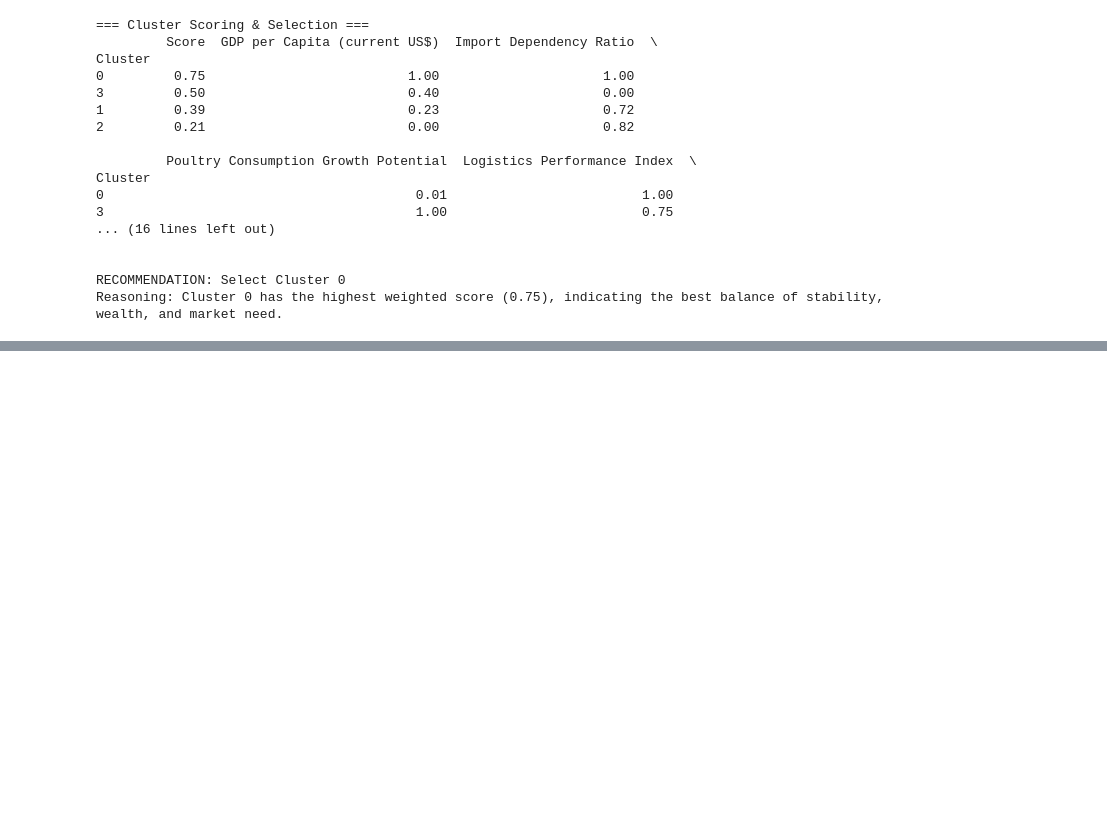
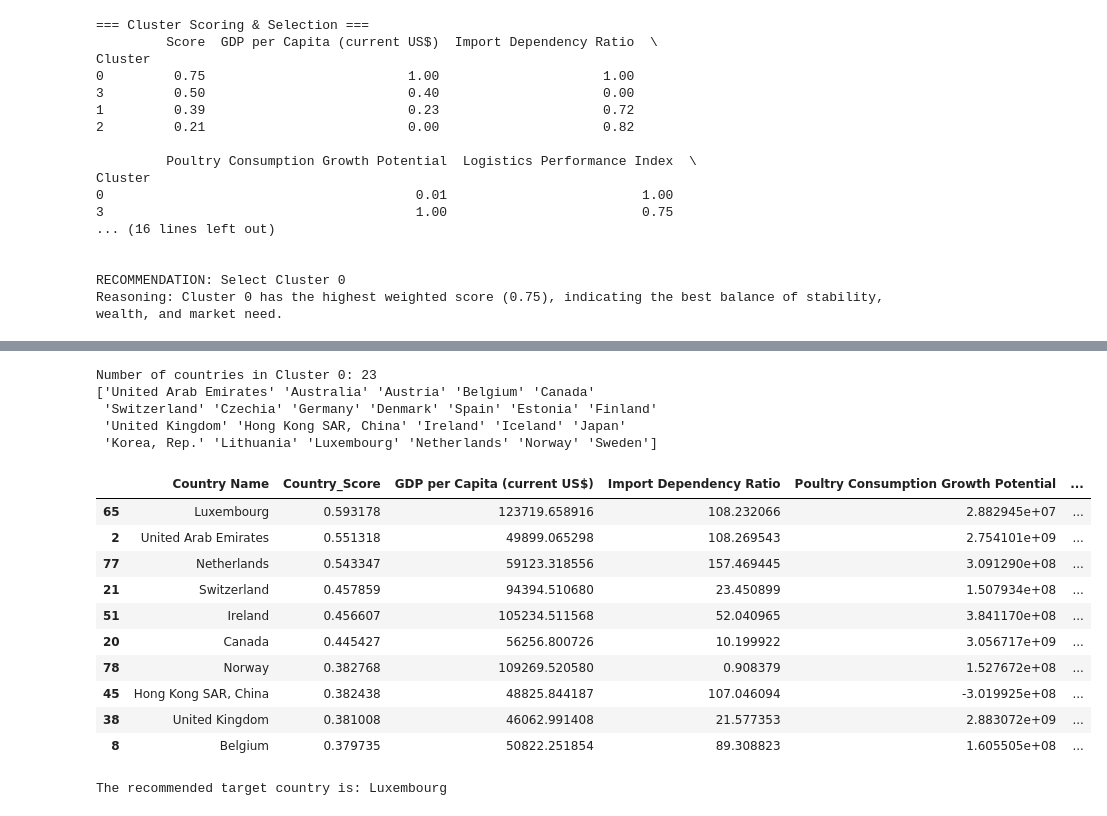
Before and after one commit to makokuzii/Produisez-une-etude-de-marche, a Jupyter notebook: acp_et_clustering_v2.ipynb, the cells around one changed output, grey strips where cells are left out. Drawn from its saved outputs; the diff is of its cells as text; code cells hidden in the pictures; blank space fills up the shorter version.

Commit message:
added the country to select

```diff
--- a/acp_et_clustering_v2.ipynb
+++ b/acp_et_clustering_v2.ipynb
@@ -789,0 +784,73 @@ Reasoning: Cluster 0 has the highest weighted score (0.75), indicating the best
+# %%
+# Filter for Cluster 0
+target_cluster = 0
+target_countries = cluster_analysis[cluster_analysis['Cluster'] == target_cluster].copy()
+
+print(f"Number of countries in Cluster {target_cluster}: {len(target_countries)}")
+print(target_countries['Country Name'].values)
+# %% [output]
+Number of countries in Cluster 0: 23
+['United Arab Emirates' 'Australia' 'Austria' 'Belgium' 'Canada'
+ 'Switzerland' 'Czechia' 'Germany' 'Denmark' 'Spain' 'Estonia' 'Finland'
+ 'United Kingdom' 'Hong Kong SAR, China' 'Ireland' 'Iceland' 'Japan'
+ 'Korea, Rep.' 'Lithuania' 'Luxembourg' 'Netherlands' 'Norway' 'Sweden']
+# %%
+from sklearn.preprocessing import MinMaxScaler
+
+# Define ranking metrics and weights for country selection
+# We want high import quantity, high growth potential, stability, and wealth.
+
+ranking_weights = {
+    'GDP per Capita (current US$)': 0.25,    # High priority: Wealth/Purchasing Power
+    'Import Dependency Ratio': 0.25,          # High priority: Need for imports
+    'Poultry Consumption Growth Potential': 0.2, # Medium: Future growth
+    'Logistics Performance Index': 0.1,      # Medium: Ease of doing business
+    'Political Stability Index': 0.1,        # Medium priority: Stability
+    'Poultry Consumption (kg)': 0.05,         # Low: Current volume
+    'Access to Electricity (%)': 0.05         # Low: Basic infrastructure
+}
+
+# Normalize metrics for the target countries
+scaler = MinMaxScaler()
+ranking_metrics = list(ranking_weights.keys())
+normalized_target = pd.DataFrame(scaler.fit_transform(target_countries[ranking_metrics]),
+                                 columns=ranking_metrics,
+                                 index=target_countries.index)
+
+# Calculate Country Score
+target_countries['Country_Score'] = 0
+for metric, weight in ranking_weights.items():
+    target_countries['Country_Score'] += normalized_target[metric] * weight
+
+# Sort by score
+top_candidates = target_countries.sort_values('Country_Score', ascending=False)
+
+# Display top 10
+cols_to_show = ['Country Name', 'Country_Score'] + ranking_metrics
+top_candidates[cols_to_show].head(10)
+# %% [output]
+|  | Country Name | Country_Score | GDP per Capita (current US$) | Import Dependency Ratio | Poultry Consumption Growth Potential | ... |
+| 65 | Luxembourg | 0.593178 | 123719.658916 | 108.232066 | 2.882945e+07 | ... |
+| 2 | United Arab Emirates | 0.551318 | 49899.065298 | 108.269543 | 2.754101e+09 | ... |
+| 77 | Netherlands | 0.543347 | 59123.318556 | 157.469445 | 3.091290e+08 | ... |
+| 21 | Switzerland | 0.457859 | 94394.510680 | 23.450899 | 1.507934e+08 | ... |
+| 51 | Ireland | 0.456607 | 105234.511568 | 52.040965 | 3.841170e+08 | ... |
+| 20 | Canada | 0.445427 | 56256.800726 | 10.199922 | 3.056717e+09 | ... |
+| 78 | Norway | 0.382768 | 109269.520580 | 0.908379 | 1.527672e+08 | ... |
+| 45 | Hong Kong SAR, China | 0.382438 | 48825.844187 | 107.046094 | -3.019925e+08 | ... |
+| 38 | United Kingdom | 0.381008 | 46062.991408 | 21.577353 | 2.883072e+09 | ... |
+| 8 | Belgium | 0.379735 | 50822.251854 | 89.308823 | 1.605505e+08 | ... |
+# %%
+# Visualize Top 5 Candidates
+top5 = top_candidates.head(5)
+
+fig = px.bar(top5, x='Country Name', y='Country_Score',
+             title='Top 5 Target Countries in Cluster 0',
+             color='Country_Score',
+             color_continuous_scale='Viridis')
+fig.show()
+
+best_country = top5.iloc[0]['Country Name']
+print(f"\nThe recommended target country is: {best_country}")
+# %% [output]
+The recommended target country is: Luxembourg
```
Also changed, not shown: parts of 3 cells of this notebook, 1 other file.
